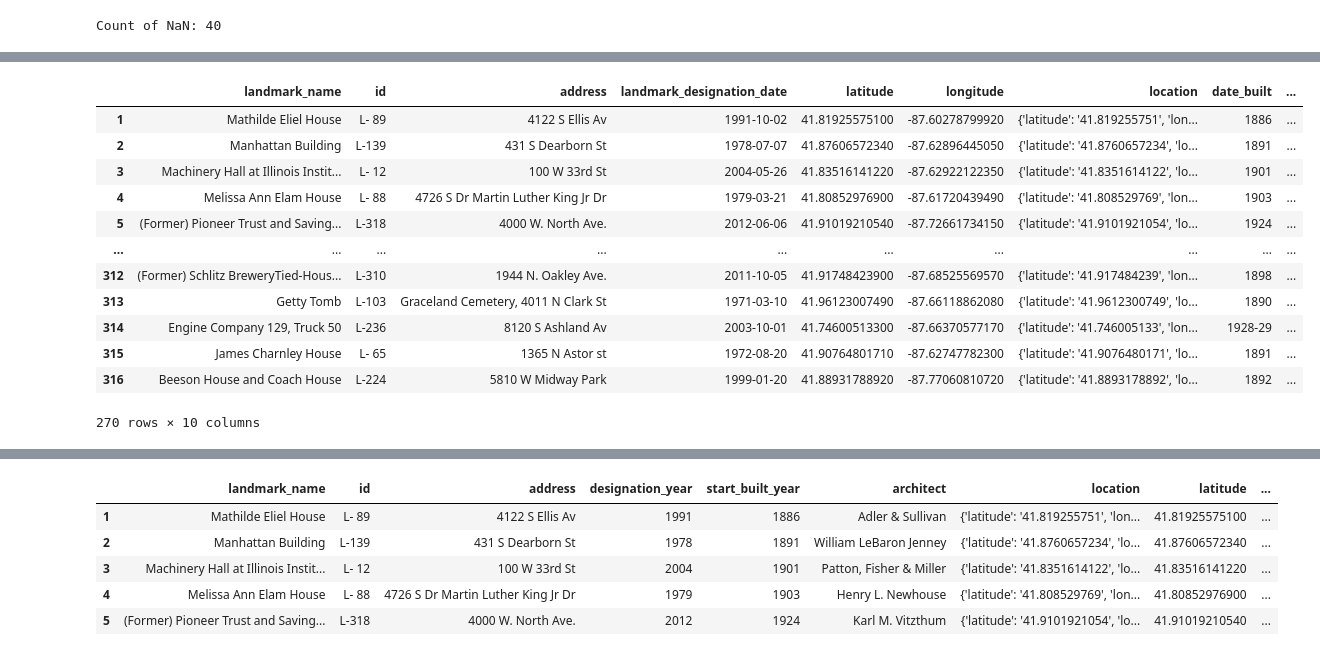
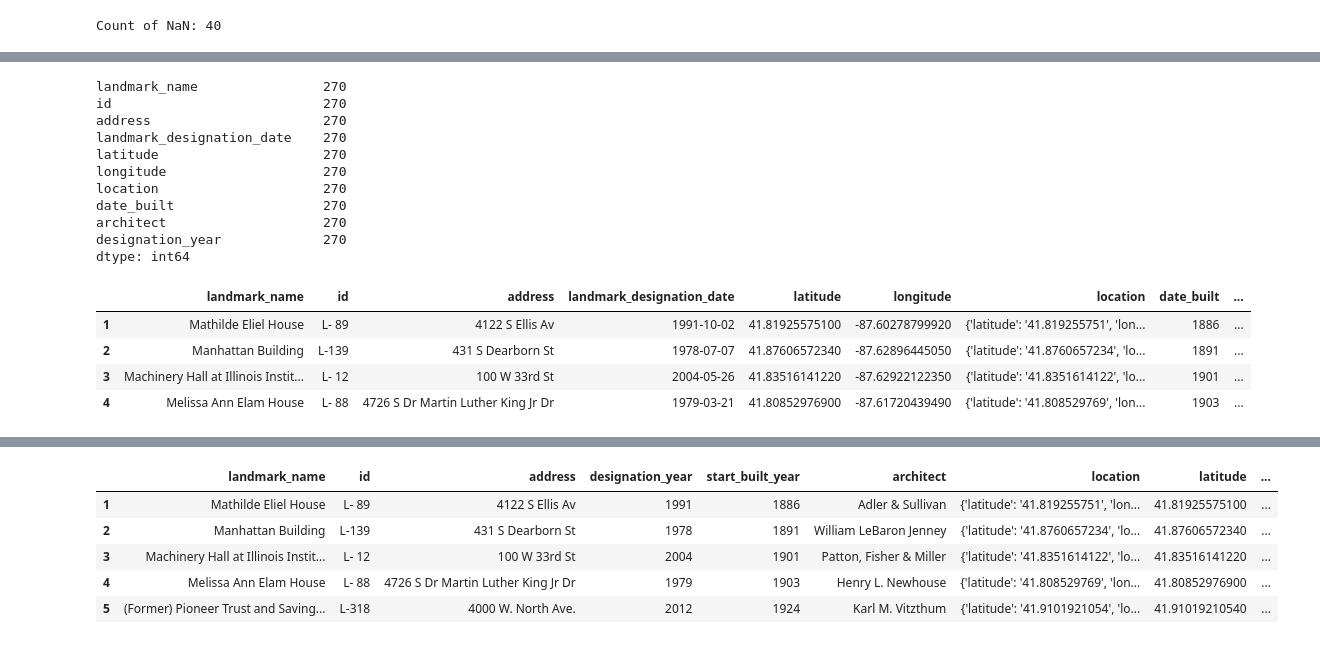
Before and after one commit to liliana-ilut/chicago-landmarks, a Jupyter notebook: data.ipynb, the cells around one changed output, grey strips where cells are left out. Saved outputs shown, nothing was run; the diff lists cells and outputs as text; code cells hidden in the pictures.

```diff
--- a/data.ipynb
+++ b/data.ipynb
@@ -116,25 +85,32 @@ dtype: int64
+# %%
+#make sure all the columns have the same number of rows
+df2.count()
+# %% [output]
+landmark_name                270
+id                           270
+address                      270
+landmark_designation_date    270
+latitude                     270
+longitude                    270
+location                     270
+date_built                   270
+architect                    270
+designation_year             270
+dtype: int64
 # %%
 #remove decimal from 'designation year'
 df2['date_built'] = df2['date_built'].astype(str).apply(lambda x: x.replace(', ','-'))
 df2['date_built'] = df2['date_built'].astype(str).apply(lambda x: x.replace('& ','-'))
 df2['date_built'] = df2['date_built'].astype(str).apply(lambda x: x.replace('&','-'))
 df2['date_built'] = df2['date_built'].astype(str).apply(lambda x: x.replace(',','-'))
 df2['date_built'] = df2['date_built'].astype(str).apply(lambda x: x.replace('`','-'))
-df2
+df2.head(4)
 # %% [output]
 |  | landmark_name | id | address | landmark_designation_date | latitude | longitude | location | date_built | ... |
 | 1 | Mathilde Eliel House | L- 89 | 4122 S Ellis Av | 1991-10-02 | 41.81925575100 | -87.60278799920 | {'latitude': '41.819255751', 'lon... | 1886 | ... |
 | 2 | Manhattan Building | L-139 | 431 S Dearborn St | 1978-07-07 | 41.87606572340 | -87.62896445050 | {'latitude': '41.8760657234', 'lo... | 1891 | ... |
 | 3 | Machinery Hall at Illinois Instit... | L- 12 | 100 W 33rd St | 2004-05-26 | 41.83516141220 | -87.62922122350 | {'latitude': '41.8351614122', 'lo... | 1901 | ... |
 | 4 | Melissa Ann Elam House | L- 88 | 4726 S Dr Martin Luther King Jr Dr | 1979-03-21 | 41.80852976900 | -87.61720439490 | {'latitude': '41.808529769', 'lon... | 1903 | ... |
-| 5 | (Former) Pioneer Trust and Saving... | L-318 | 4000 W. North Ave. | 2012-06-06 | 41.91019210540 | -87.72661734150 | {'latitude': '41.9101921054', 'lo... | 1924 | ... |
-| ... | ... | ... | ... | ... | ... | ... | ... | ... | ... |
-| 312 | (Former) Schlitz BreweryTied-Hous... | L-310 | 1944 N. Oakley Ave. | 2011-10-05 | 41.91748423900 | -87.68525569570 | {'latitude': '41.917484239', 'lon... | 1898 | ... |
-| 313 | Getty Tomb | L-103 | Graceland Cemetery, 4011 N Clark St | 1971-03-10 | 41.96123007490 | -87.66118862080 | {'latitude': '41.9612300749', 'lo... | 1890 | ... |
-| 314 | Engine Company 129, Truck 50 | L-236 | 8120 S Ashland Av | 2003-10-01 | 41.74600513300 | -87.66370577170 | {'latitude': '41.746005133', 'lon... | 1928-29 | ... |
-| 315 | James Charnley House | L- 65 | 1365 N Astor st | 1972-08-20 | 41.90764801710 | -87.62747782300 | {'latitude': '41.9076480171', 'lo... | 1891 | ... |
-| 316 | Beeson House and Coach House | L-224 | 5810 W Midway Park | 1999-01-20 | 41.88931788920 | -87.77060810720 | {'latitude': '41.8893178892', 'lo... | 1892 | ... |
-270 rows × 10 columns
 # %%
 #split the date_built column
 df2[['start_built_year', 'end_built_year', 'y3']] = df2["date_built"].apply(lambda x: pd.Series(str(x).split("-")))
```
Also changed, not shown: parts of 27 cells of this notebook, 1 other file.
